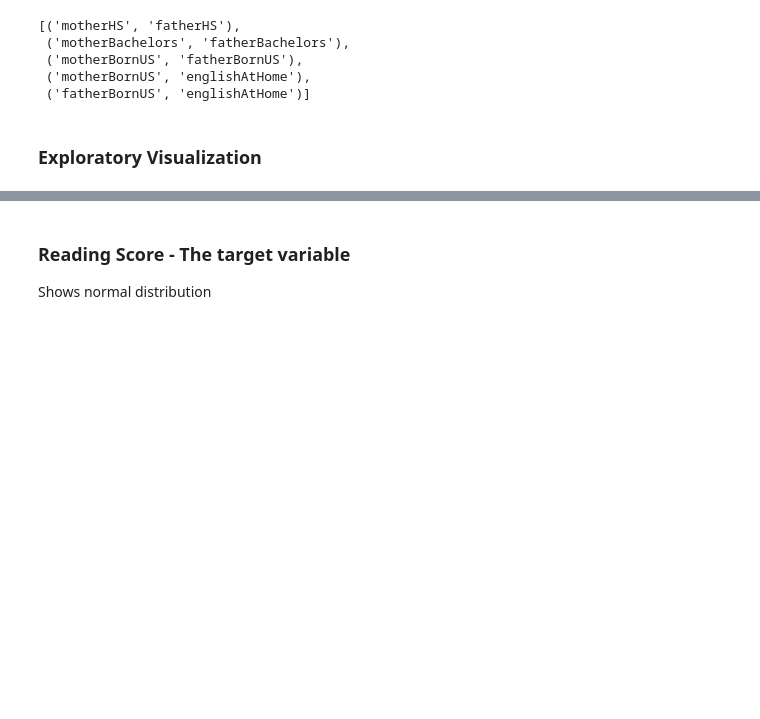
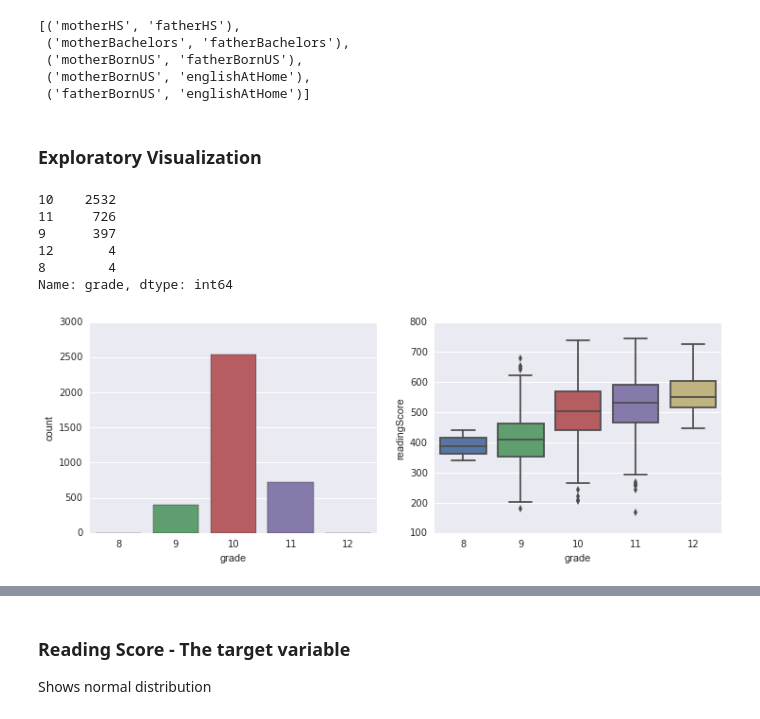
Before and after one commit to shintotm/TestScorePrediction, a Jupyter notebook: PISA Reading Test Score Prediction.ipynb, the cells around one changed output, grey strips where cells are left out. Drawn from its saved outputs; the diff is of its cells as text; code cells hidden in the pictures; blank space fills up the shorter version.

Commit message:
plots updated

```diff
--- a/PISA Reading Test Score Prediction.ipynb
+++ b/PISA Reading Test Score Prediction.ipynb
@@ -204,3 +204,19 @@ indices
 import matplotlib.pyplot as plt
 import seaborn as sns
 %matplotlib inline
+# %%
+pisaTrain['grade'].value_counts()
+# %% [output]
+10    2532
+11     726
+9      397
+12       4
+8        4
+Name: grade, dtype: int64
+# %%
+fig, ax = plt.subplots(1,2, figsize=(12, 4))
+sns.countplot(x='grade', data=pisaTrain, ax=ax[0])
+sns.boxplot(x='grade', y='readingScore', data=pisaTrain, ax=ax[1])
+plt.show()
+# %% [output]
+[figure, added]
```
Also changed, not shown: parts of 17 cells of this notebook.
